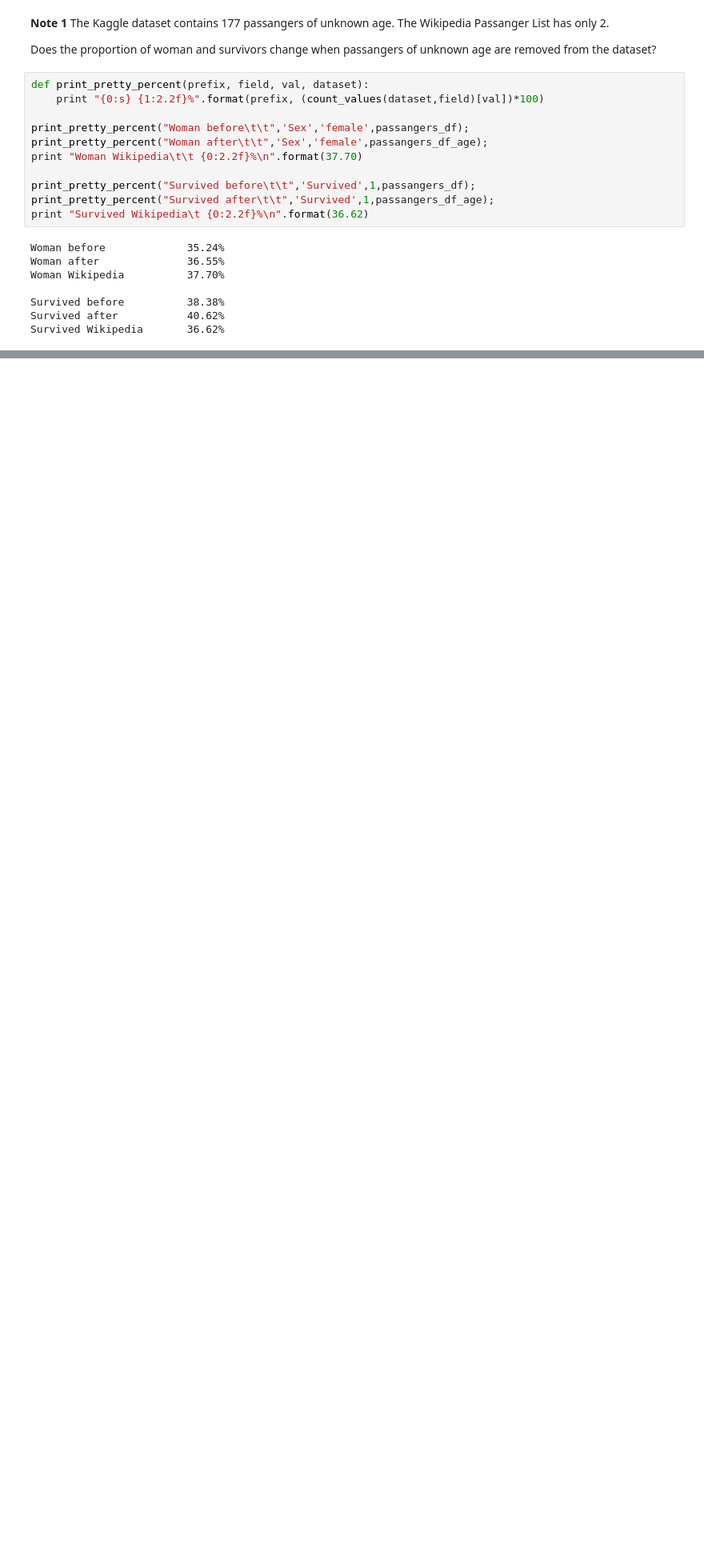
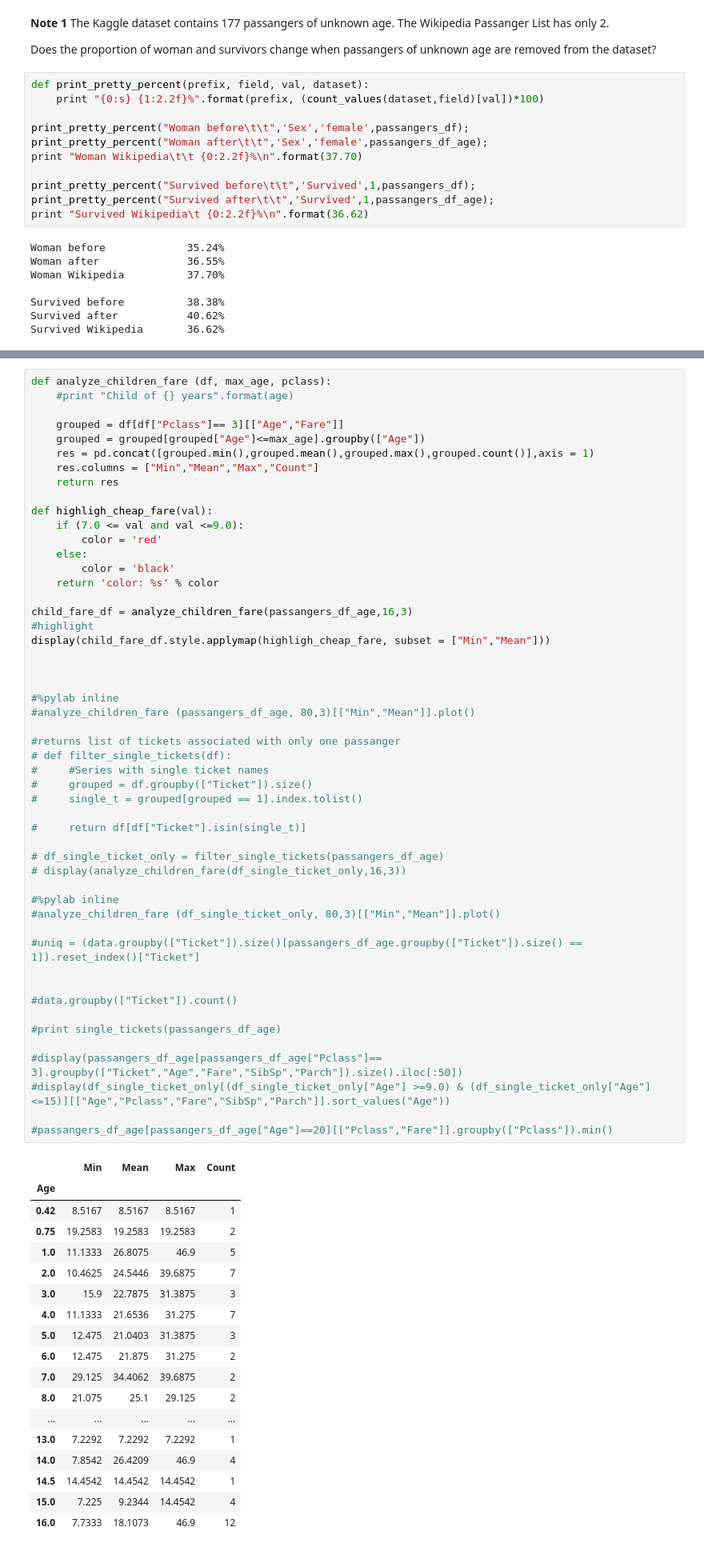
Before and after one commit to popolvar/udacity-dand-P2-titanic, a Jupyter notebook: Konecny P2 - Titanic.ipynb, the cells around one changed output, grey strips where cells are left out. Shown at 80% size. Cells and saved outputs as stored; diff of their text form; blank space fills up the shorter version.

Commit message:
done with data wrangling, write the analysis bit

```diff
--- a/Konecny P2 - Titanic.ipynb
+++ b/Konecny P2 - Titanic.ipynb
@@ -208,0 +260,70 @@ passangers_df_age[passangers_df_age["Age"]<=12][["Age","Pclass","Survived"]]
+# %%
+def analyze_children_fare (df, max_age, pclass):
+    #print "Child of {} years".format(age)
+
+    grouped = df[df["Pclass"]== 3][["Age","Fare"]]
+    grouped = grouped[grouped["Age"]<=max_age].groupby(["Age"])
+    res = pd.concat([grouped.min(),grouped.mean(),grouped.max(),grouped.count()],axis = 1)
+    res.columns = ["Min","Mean","Max","Count"]
+    return res
+
+def highligh_cheap_fare(val):
+    if (7.0 <= val and val <=9.0):
+        color = 'red'
+    else:
+        color = 'black'
+    return 'color: %s' % color
+
+child_fare_df = analyze_children_fare(passangers_df_age,16,3)
+#highlight
+display(child_fare_df.style.applymap(highligh_cheap_fare, subset = ["Min","Mean"]))
+
+
+
+#%pylab inline
+#analyze_children_fare (passangers_df_age, 80,3)[["Min","Mean"]].plot()
+
+#returns list of tickets associated with only one passanger
+# def filter_single_tickets(df):
+#     #Series with single ticket names
+#     grouped = df.groupby(["Ticket"]).size()
+#     single_t = grouped[grouped == 1].index.tolist()
+
+#     return df[df["Ticket"].isin(single_t)]
+
+# df_single_ticket_only = filter_single_tickets(passangers_df_age)
+# display(analyze_children_fare(df_single_ticket_only,16,3))
+
+#%pylab inline
+#analyze_children_fare (df_single_ticket_only, 80,3)[["Min","Mean"]].plot()
+
+#uniq = (data.groupby(["Ticket"]).size()[passangers_df_age.groupby(["Ticket"]).size() == 1]).reset_index()["Ticket"]
+
+
+#data.groupby(["Ticket"]).count()
+
+#print single_tickets(passangers_df_age)
+
+#display(passangers_df_age[passangers_df_age["Pclass"]== 3].groupby(["Ticket","Age","Fare","SibSp","Parch"]).size().iloc[:50])
+#display(df_single_ticket_only[(df_single_ticket_only["Age"] >=9.0) & (df_single_ticket_only["Age"] <=15)][["Age","Pclass","Fare","SibSp","Parch"]].sort_values("Age"))
+
+#passangers_df_age[passangers_df_age["Age"]==20][["Pclass","Fare"]].groupby(["Pclass"]).min()
+# %% [output]
+|  | Min | Mean | Max | Count |
+| Age |  |  |  |  |
+| 0.42 | 8.5167 | 8.5167 | 8.5167 | 1 |
+| 0.75 | 19.2583 | 19.2583 | 19.2583 | 2 |
+| 1.0 | 11.1333 | 26.8075 | 46.9 | 5 |
+| 2.0 | 10.4625 | 24.5446 | 39.6875 | 7 |
+| 3.0 | 15.9 | 22.7875 | 31.3875 | 3 |
+| 4.0 | 11.1333 | 21.6536 | 31.275 | 7 |
+| 5.0 | 12.475 | 21.0403 | 31.3875 | 3 |
+| 6.0 | 12.475 | 21.875 | 31.275 | 2 |
+| 7.0 | 29.125 | 34.4062 | 39.6875 | 2 |
+| 8.0 | 21.075 | 25.1 | 29.125 | 2 |
+| ... | ... | ... | ... | ... |
+| 13.0 | 7.2292 | 7.2292 | 7.2292 | 1 |
+| 14.0 | 7.8542 | 26.4209 | 46.9 | 4 |
+| 14.5 | 14.4542 | 14.4542 | 14.4542 | 1 |
+| 15.0 | 7.225 | 9.2344 | 14.4542 | 4 |
+| 16.0 | 7.7333 | 18.1073 | 46.9 | 12 |
```
Also changed, not shown: parts of 16 cells of this notebook.
